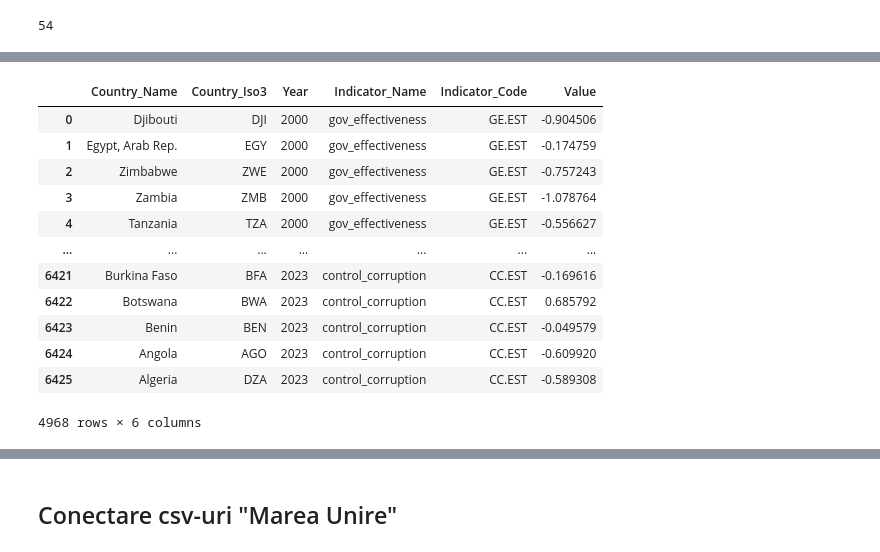
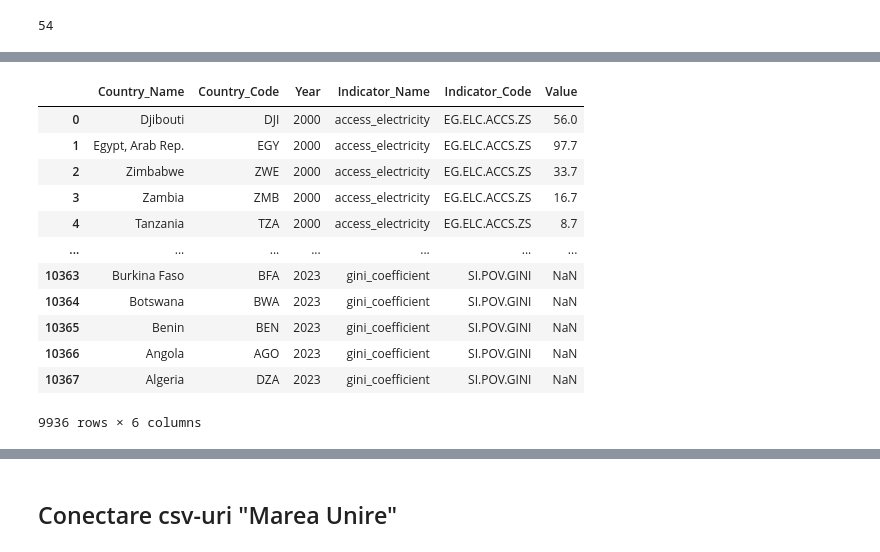
Before and after one commit to DSW2025-ORG/Team-4, a Jupyter notebook: 03_cleaning_aggregation_student3.ipynb, the cells around one changed output, grey strips where cells are left out. Saved outputs shown, nothing was run; the diff lists cells and outputs as text; code cells hidden in the pictures.

```diff
--- a/03_cleaning_aggregation_student3.ipynb
+++ b/03_cleaning_aggregation_student3.ipynb
@@ -584,7 +587,3 @@ Name: Indicator_Name, Length: 6480, dtype: object
-# %%
-wdi = wdi.rename(columns={
-    'country_iso3': 'Country_Iso3',
-})
 # %%
 wdi.head(3)
 # %% [output]
@@ -975,17 +923,17 @@ wdi_wide
 # %%
-wdi_clear
+wdi
 # %% [output]
-|  | Country_Name | Country_Iso3 | Year | Indicator_Name | Indicator_Code | Value |
-| 0 | Djibouti | DJI | 2000 | gov_effectiveness | GE.EST | -0.904506 |
-| 1 | Egypt, Arab Rep. | EGY | 2000 | gov_effectiveness | GE.EST | -0.174759 |
-| 2 | Zimbabwe | ZWE | 2000 | gov_effectiveness | GE.EST | -0.757243 |
-| 3 | Zambia | ZMB | 2000 | gov_effectiveness | GE.EST | -1.078764 |
-| 4 | Tanzania | TZA | 2000 | gov_effectiveness | GE.EST | -0.556627 |
+|  | Country_Name | Country_Code | Year | Indicator_Name | Indicator_Code | Value |
+| 0 | Djibouti | DJI | 2000 | access_electricity | EG.ELC.ACCS.ZS | 56.0 |
+| 1 | Egypt, Arab Rep. | EGY | 2000 | access_electricity | EG.ELC.ACCS.ZS | 97.7 |
+| 2 | Zimbabwe | ZWE | 2000 | access_electricity | EG.ELC.ACCS.ZS | 33.7 |
+| 3 | Zambia | ZMB | 2000 | access_electricity | EG.ELC.ACCS.ZS | 16.7 |
+| 4 | Tanzania | TZA | 2000 | access_electricity | EG.ELC.ACCS.ZS | 8.7 |
 | ... | ... | ... | ... | ... | ... | ... |
-| 6421 | Burkina Faso | BFA | 2023 | control_corruption | CC.EST | -0.169616 |
-| 6422 | Botswana | BWA | 2023 | control_corruption | CC.EST | 0.685792 |
-| 6423 | Benin | BEN | 2023 | control_corruption | CC.EST | -0.049579 |
-| 6424 | Angola | AGO | 2023 | control_corruption | CC.EST | -0.609920 |
-| 6425 | Algeria | DZA | 2023 | control_corruption | CC.EST | -0.589308 |
+| 10363 | Burkina Faso | BFA | 2023 | gini_coefficient | SI.POV.GINI | NaN |
+| 10364 | Botswana | BWA | 2023 | gini_coefficient | SI.POV.GINI | NaN |
+| 10365 | Benin | BEN | 2023 | gini_coefficient | SI.POV.GINI | NaN |
+| 10366 | Angola | AGO | 2023 | gini_coefficient | SI.POV.GINI | NaN |
+| 10367 | Algeria | DZA | 2023 | gini_coefficient | SI.POV.GINI | NaN |
-4968 rows × 6 columns
+9936 rows × 6 columns
 # %%
```
Also changed, not shown: parts of 65 cells of this notebook.
